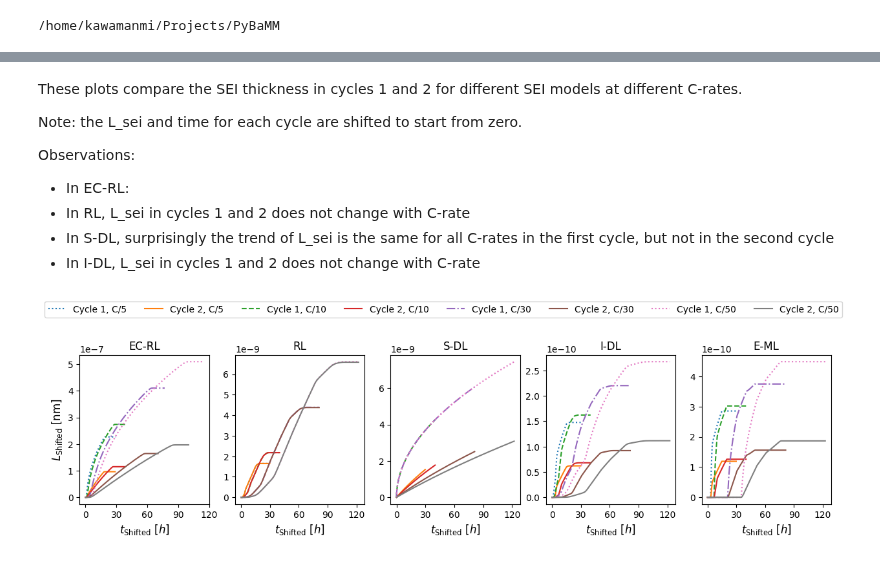
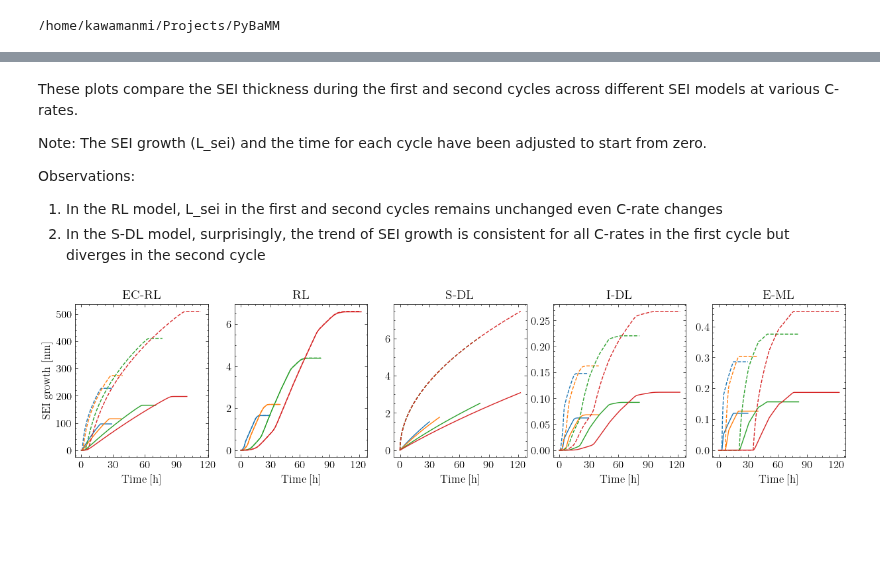
Before and after one commit to brosaplanella/formation, a Jupyter notebook: ModVal2024_Poster.ipynb, the cells around one changed output, grey strips where cells are left out. Saved outputs shown, nothing was run; the diff lists cells and outputs as text; code cells hidden in the pictures; blank space fills up the shorter version.

```diff
--- a/ModVal2024_Poster.ipynb
+++ b/ModVal2024_Poster.ipynb
@@ -117,52 +72,54 @@ plt.show()
 # %% [markdown]
-These plots compare the SEI thickness in cycles 1 and 2 for different SEI models at different C-rates.
+These plots compare the SEI thickness during the first and second cycles across different SEI models at various C-rates.
 
-Note: the L_sei and time for each cycle are shifted to start from zero.
+Note: The SEI growth (L_sei) and the time for each cycle have been adjusted to start from zero.
 
 Observations:
-- In EC-RL:
-- In RL, L_sei in cycles 1 and 2 does not change with C-rate
-- In S-DL, surprisingly the trend of L_sei is the same for all C-rates in the first cycle, but not in the second cycle
-- In I-DL, L_sei in cycles 1 and 2 does not change with C-rate
+
+1. In the RL model, L_sei in the first and second cycles remains unchanged even  C-rate changes
+2. In the S-DL model, surprisingly, the trend of SEI growth is consistent for all C-rates in the first cycle but diverges in the second cycle
 # %%
 import matplotlib.ticker as ticker
+import matplotlib.pyplot as plt
+import scienceplots
+import matplotlib.cm as cm
+import numpy as np
 
+plt.style.use('science')  # Use the 'science' style
+cmap = cm.get_cmap('tab10')  # Colour map (there are many others)
+
+plt.rcParams["font.family"] = "DejaVu Sans"
 fig, axs = plt.subplots(1, 5, figsize=(15, 3))
 k = 0
-line_style = [":", "-", "--", "-", "-.", "-", ":", "-",
-              ":", "-", "--", "-", "-.", "-", ":", "-", "--", "-"]
-marker = ["o", "x", "s", "D", "v", "p"]
+line_styles = ["--", "-"]
 
 for i, model in enumerate(sei_models):
-    pp = 0
-    for c_rate in (c_rates):
+    for j, c_rate in enumerate(c_rates):
         indices = []
         for cycle in range(0, 2):
             t_min = np.min(sols[k].cycles[cycle]["Time [h]"].entries)
             L_min = np.min(
                 sols[k].cycles[cycle]['X-averaged negative total SEI thickness [m]'].entries)
             t = sols[k].cycles[cycle]["Time [h]"].entries-t_min
             L_sei = (
-                sols[k].cycles[cycle]['X-averaged negative total SEI thickness [m]'].entries - L_min)
+                sols[k].cycles[cycle]['X-averaged negative total SEI thickness [m]'].entries - L_min)*1e9
             axs[i].plot(
-                t, L_sei, linestyle=line_style[pp], label="Cycle " + str(cycle+1) + ", C/" + str(c_rate))
-            pp += 1
+                t, L_sei, linestyle=line_styles[cycle % 2], color=cmap(j), label="Cycle " + str(cycle+1) + ", C/" + str(c_rate))
         k += 1
     axs[i].set_xticks(np.linspace(0, 120, 5))  # Set x-axis ticks
-    # axs[i].yaxis.set_major_formatter(ticker.FuncFormatter(
-    #     lambda x, pos: '{:,.0f}'.format(x)))  # Format y-axis ticks
-    axs[i].set_xlabel('$t_{\mathrm{Shifted}} \ [h]$', fontsize=12)
-    axs[i].set_title(sei_models_Label[i])  # Set title for each subplot
+    # Set font size for x-axis ticks
+    axs[i].tick_params(axis='x', labelsize=12)
+    axs[i].set_xlabel('Time [h]', fontsize=12)
+    # Set title for each subplot
+    axs[i].set_title(sei_models_Label[i], fontsize=14)
     if i == 0:  # Only set y-label for the first subplot
         axs[i].set_ylabel(
-            '$L_{\mathrm{Shifted}} \ \mathrm{[nm]} $', fontsize=12)
-
+            'SEI growth [nm]', fontsize=12)
+    axs[i].tick_params(axis='y', labelsize=12)
 # Create a single legend for the whole figure from the first axes
 handles, labels = axs[0].get_legend_handles_labels()
 fig.legend(handles, labels, loc='lower center',
-           ncol=len(labels), bbox_to_anchor=(0.5, 1.05))
-fig.savefig('/home/kawamanmi/Projects/formation/figure2{}.svg'.format(model.capitalize()),
-            format='svg', dpi=300, bbox_inches='tight')
+           ncol=len(labels), bbox_to_anchor=(0.5, 1.05), fontsize=14)
 plt.show()
 # %% [output]
-[figure, old version]
+[figure, new version]
```
Also changed, not shown: parts of 26 cells of this notebook.
